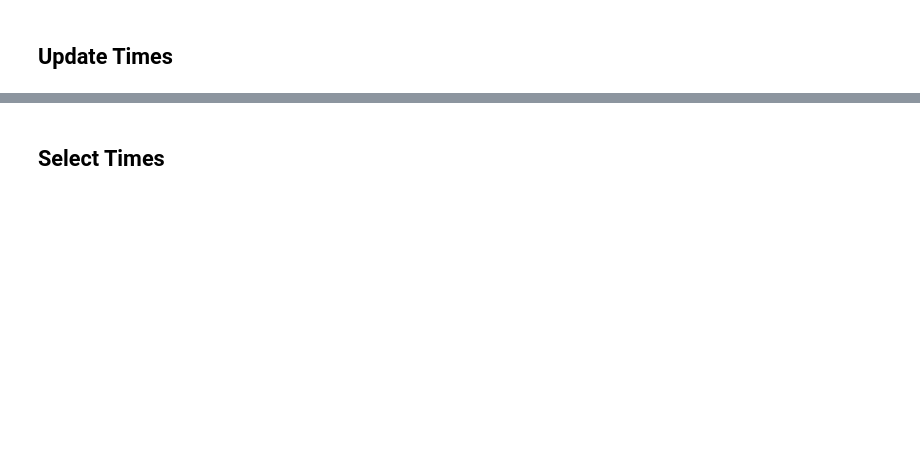
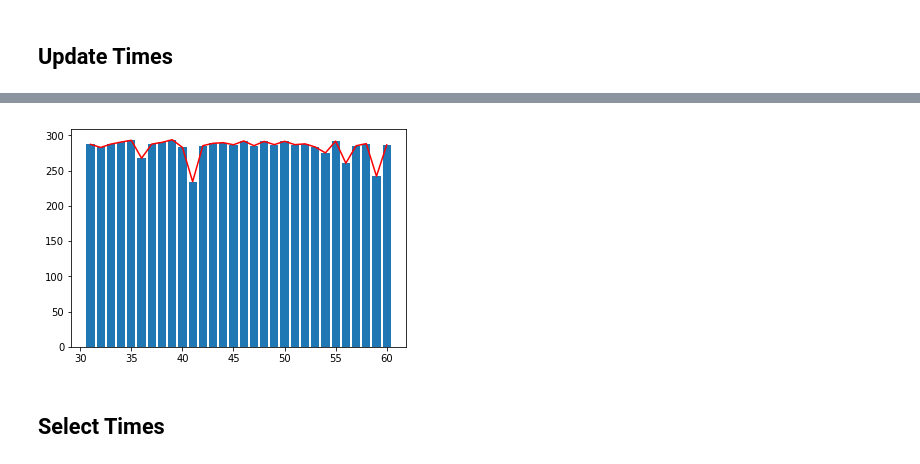
Before and after one commit to joaopedrofn/CassandraAnalysis, a Jupyter notebook: Sintetic Software.ipynb, the cells around one changed output, grey strips where cells are left out. Cells and saved outputs as stored; diff of their text form; code cells hidden in the pictures; blank space fills up the shorter version.

```diff
--- a/Sintetic Software.ipynb
+++ b/Sintetic Software.ipynb
@@ -178,3 +204,9 @@ plt.show()
+# %%
+plt.bar(categories[30:], updateTimes[30:])
+plt.plot(categories[30:], updateTimes[30:], color='red')
+plt.show()
+# %% [output]
+[figure, added]
 # %% [markdown]
 ## Select Times
 # %%
```
Also changed, not shown: parts of 20 cells of this notebook, 1 other file.
